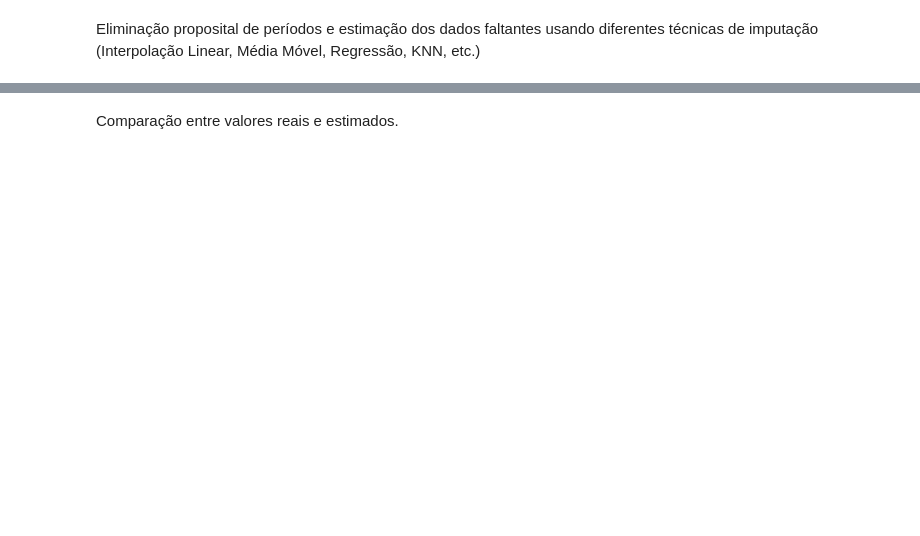
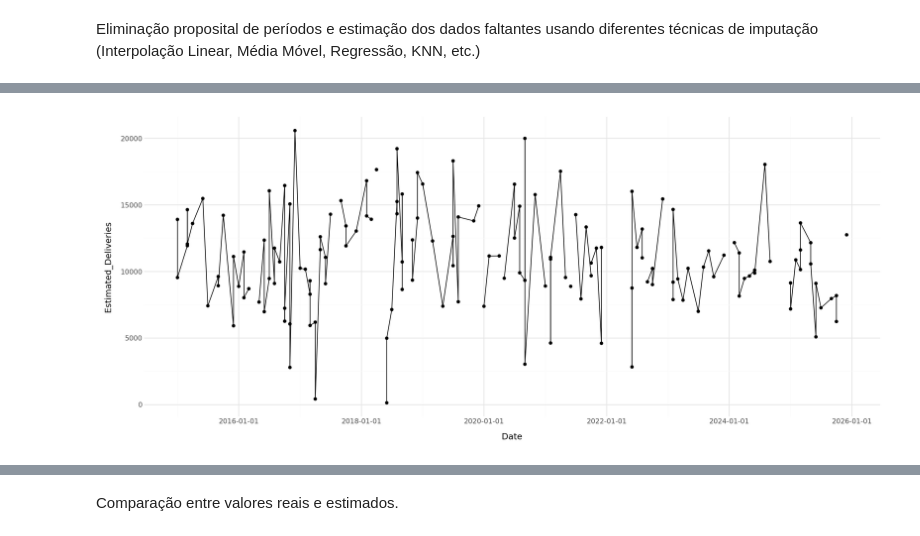
Before and after one commit to iagonmic/timeseries-econometrics-labs, a Jupyter notebook: questions/01_missing_data_imputation.ipynb, the cells around one changed output, grey strips where cells are left out. Drawn from its saved outputs; the diff is of its cells as text; code cells hidden in the pictures; blank space fills up the shorter version.

```diff
--- a/questions/01_missing_data_imputation.ipynb
+++ b/questions/01_missing_data_imputation.ipynb
@@ -64,7 +64,7 @@ df_model = df[df['Model'] == model]
 # plotando pela quantidade de vendas em estimated deliveries
 from plotnine import ggplot, aes, geom_line, geom_point, theme, theme_minimal
 
-df_model_official = df_model[df_model['Source_Type'] == 'Official (Quarter)']
+df_model_official = df_model[df_model['Source_Type'] == 'Official (Quarter)'].reset_index(drop=True)
 
 (
     ggplot(df_model_official, aes(x='Date', y='Estimated_Deliveries'))
@@ -95,2 +107,14 @@ See the caveats in the documentation: https://pandas.pydata.org/pandas-docs/stab
 # %% [markdown]
 Eliminação proposital de períodos e estimação dos dados faltantes usando diferentes técnicas de imputação (Interpolação Linear, Média Móvel, Regressão, KNN, etc.)
+# %%
+# eliminando 20 linhas
+from random import choice
+from numpy import nan
+
+df_nan = df_model_official.copy()
+
+for i in range(20):
+    index = choice(df_nan.index)
+    print(index)
+    print(df_nan.iloc[index])
+    df_nan.loc[index, 'Estimated_Deliveries'] = nan
@@ -96,0 +139,11 @@ Eliminação proposital de períodos e estimação dos dados faltantes usando di
+# %%
+# plotando novamente
+(
+    ggplot(df_nan, aes(x='Date', y='Estimated_Deliveries'))
+    + theme_minimal()
+    + geom_line()
+    + geom_point()
+    + theme(figure_size=(14,6))
+)
+# %% [output]
+[figure, added]
```
Also changed, not shown: parts of 14 cells of this notebook.
